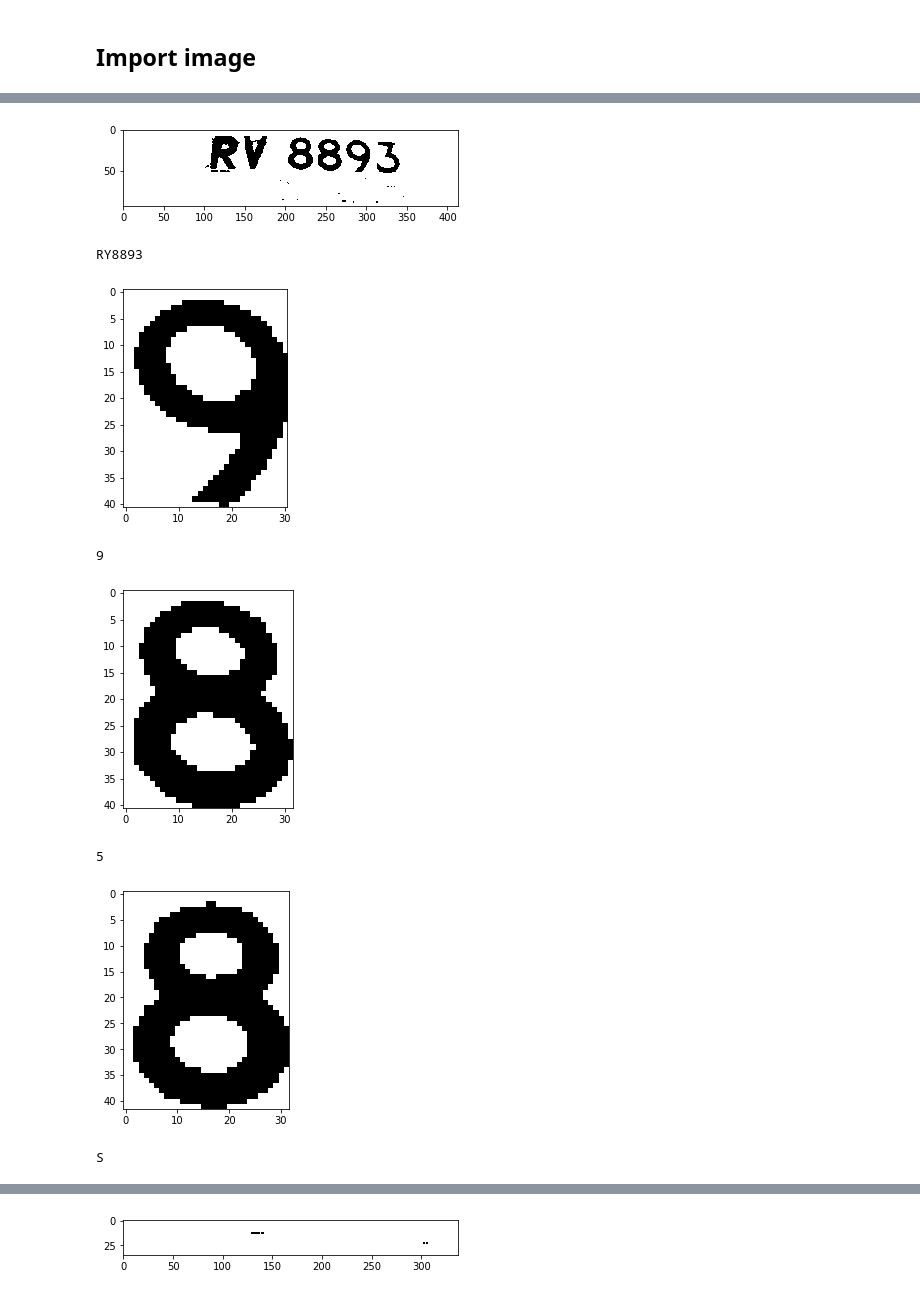
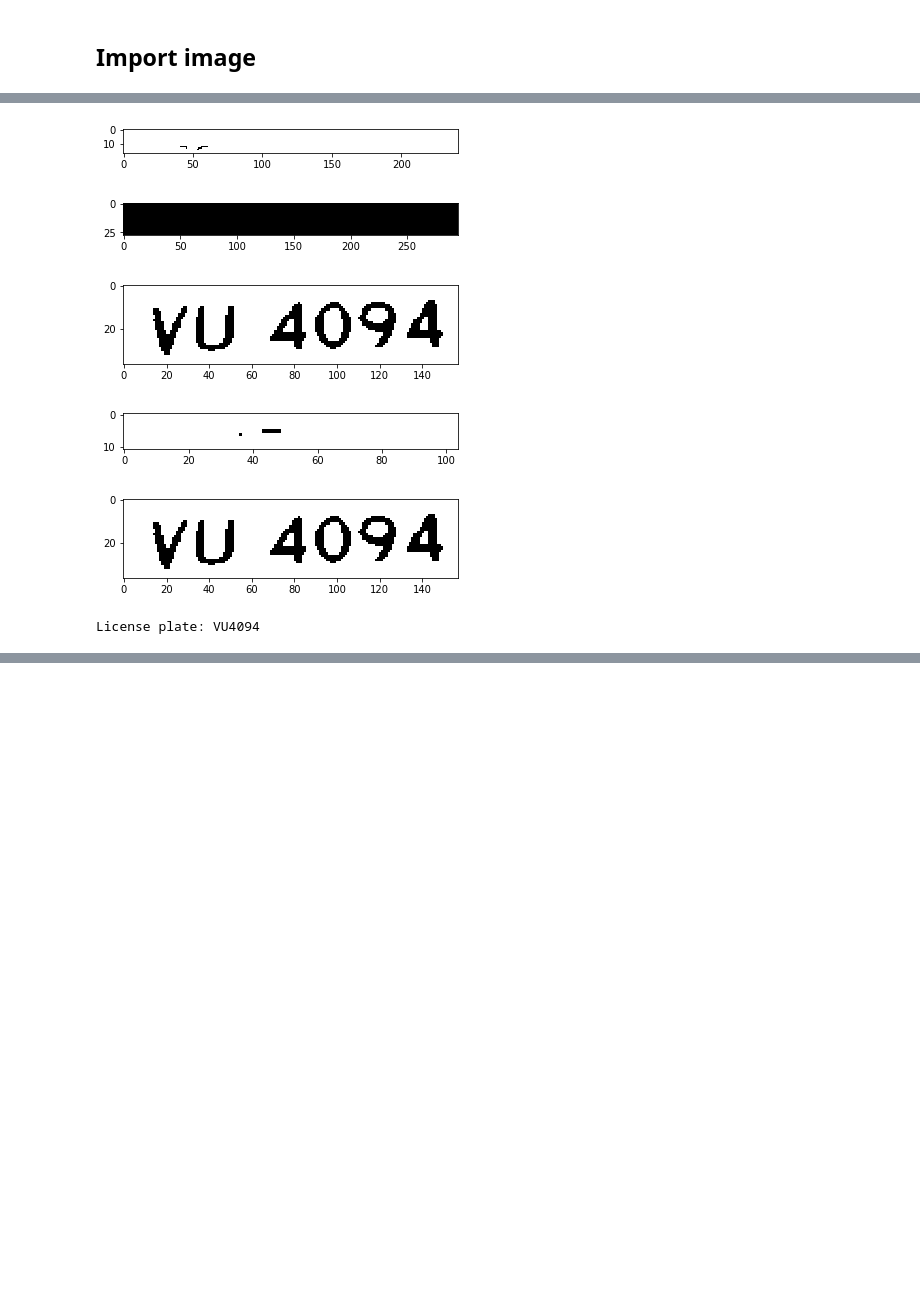
Before and after one commit to elise-ng/FYP_SmartCarPark, a Jupyter notebook: cv/plate_detection.ipynb, the cells around one changed output, grey strips where cells are left out. Drawn from its saved outputs; the diff is of its cells as text; code cells hidden in the pictures; blank space fills up the shorter version.

Commit message:
feat: finish license plate detection

```diff
--- a/cv/plate_detection.ipynb
+++ b/cv/plate_detection.ipynb
@@ -13,7 +13,7 @@ import specularity as spc
 # %% [markdown]
 ## Import image
 # %%
-src = cv2.imread("./images/2.png")
+src = cv2.imread("./images/3.png")
 src = cv2.cvtColor(src, cv2.COLOR_RGB2BGR)
 # %%
 plt.imshow(src)
@@ -23,9 +23,9 @@ plt.show()
 # %%
 gray_img = cv2.cvtColor(src, cv2.COLOR_BGR2GRAY)
-simg = spc.derive_saturation(src, gray_img).astype(np.int32) # Get distnct black in specularity
-spec_mask = spc.check_pixel_specularity(gray_img, simg)
-spec_mask = cv2.dilate(spec_mask, np.ones((2,2), np.uint8))
+simg = spc.derive_saturation(src, gray_img)
+spec_black = spc.check_pixel_specularity(gray_img, simg.astype(np.int32)) # Get distnct black in specularity
+spec_black = cv2.dilate(spec_black, np.ones((2,2), np.uint8))
 
-plt.imshow(spec_mask, cmap='gray')
+plt.imshow(spec_black, cmap='gray')
 plt.show()
 # %% [output]
@@ -39,11 +39,11 @@ plt.show()
 # %%
-threshold_value = threshold_minimum(bw)
-binary_image = (bw > threshold_value).astype(np.uint8)
-binary_image = np.logical_and(binary_image, np.logical_not(spec_mask)).astype(np.uint8)
+binary_image = cv2.adaptiveThreshold(bw, 1, cv2.ADAPTIVE_THRESH_GAUSSIAN_C, cv2.THRESH_BINARY, 51, 2)
+binary_image = np.logical_and(binary_image, np.logical_not(spec_black)).astype(np.uint8)
 binary_image_white_filled = cv2.copyMakeBorder(binary_image, 10, 10, 10, 10, cv2.BORDER_CONSTANT, value=[0, 0, 0])
 mask = cv2.copyMakeBorder(binary_image_white_filled, 1, 1, 1, 1, cv2.BORDER_CONSTANT, 0)
 cv2.floodFill(binary_image_white_filled, mask, (0, 0), 255, flags=cv2.FLOODFILL_MASK_ONLY)
 binary_image_white_filled = mask[10: -10, 10: -10]
+binary_image_white_filled = cv2.dilate(binary_image_white_filled, np.ones((2,2), np.uint8))
 plt.imshow(binary_image, cmap = 'gray')
 plt.show()
 plt.imshow(binary_image_white_filled, cmap = 'gray')
@@ -83,16 +83,22 @@ plt.show()
 # %%
+ocr_dict = {}
+
 for contour in parent_contours:
     x,y,w,h = cv2.boundingRect(contour)
+    if w*h < 1000:
+        continue
     cropped_image = binary_image_white_filled[y:y+h, x:x+w]
-    plt.imshow(cropped_image, cmap='gray')
-    plt.show()
-    print(pytesseract.image_to_string(cropped_image, lang='eng', config='--psm 6 -c tessedit_char_whitelist=ABCDEFGHIJKLMNOPQRSTUVWXYZ0123456789'))
+
+    ocr_dict[pytesseract.image_to_string(cropped_image, lang='eng', config='--psm 6 -c tessedit_char_whitelist=ABCDEFGHIJKLMNOPQRSTUVWXYZ0123456789')] = cropped_image
+
+license = max(ocr_dict.keys(), key=len)
+plt.imshow(ocr_dict[license], cmap='gray')
+plt.show()
+print("License plate: {}".format(license))
 # %% [output]
-[figure, old version]
+[figure, new version]
+[figure, new version]
+[figure, new version]
+[figure, new version]
+[figure, new version]
-RY8893
+License plate: VU4094
-[figure, old version]
-9
-[figure, old version]
-5
-[figure, old version]
-S
@@ -101 +104,0 @@ S
-[figure, removed]
```
Also changed, not shown: parts of 7 cells of this notebook.
